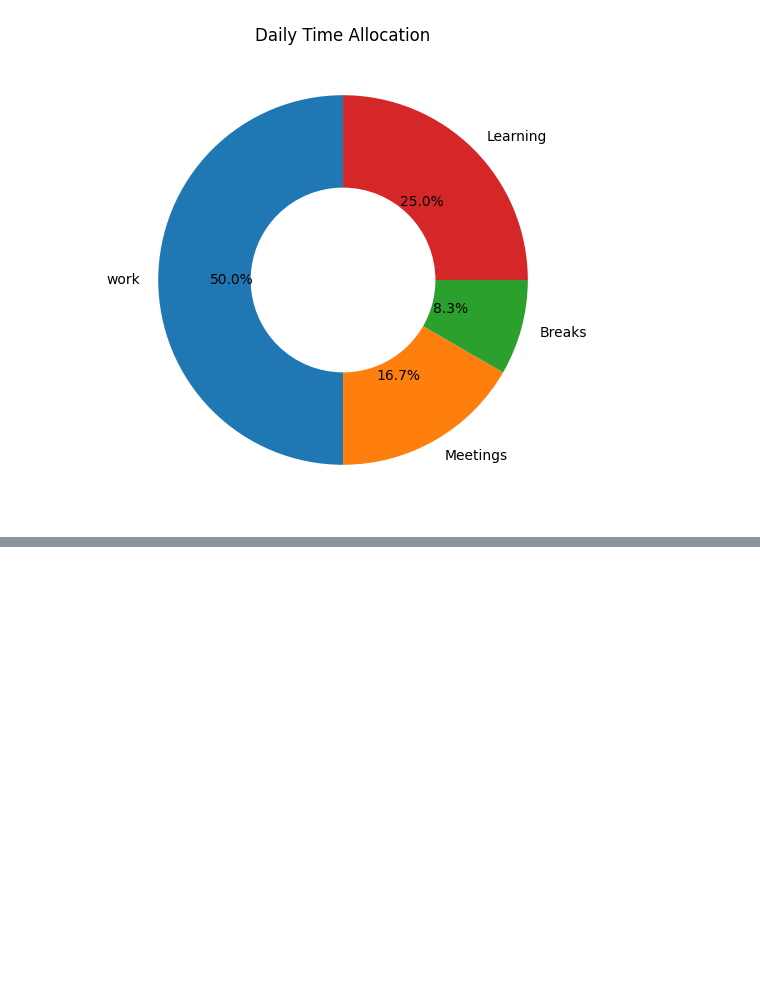
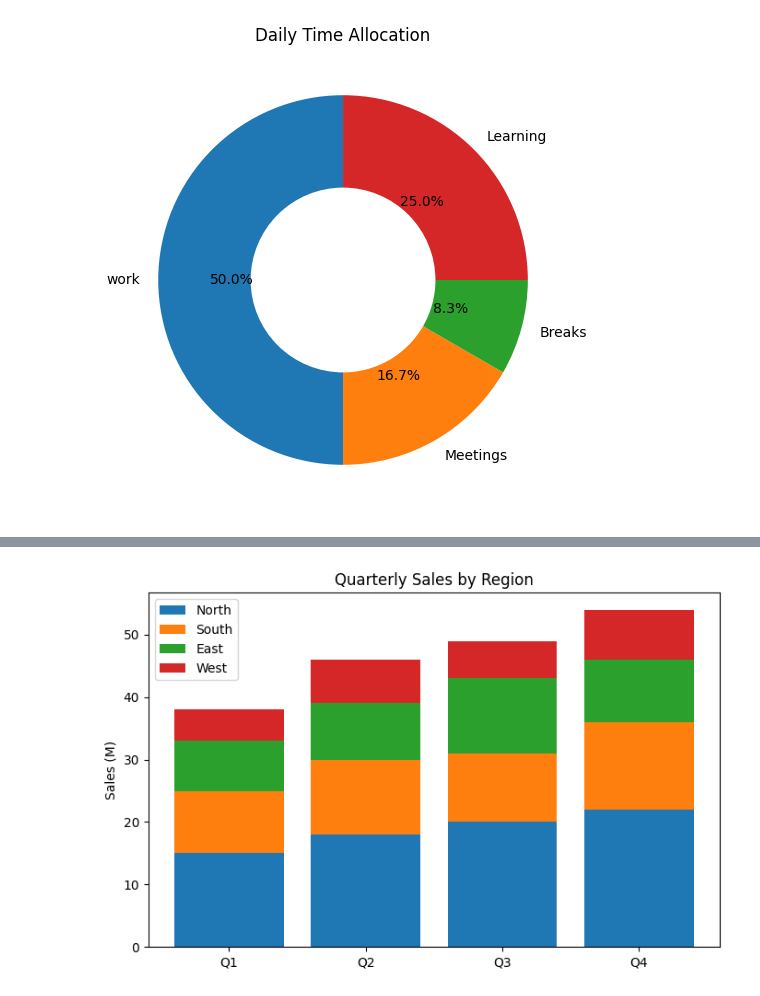
Before and after one commit to HABUDANHAYABK/ArewaDS-Machine-Learning, a Jupyter notebook: Data-Visualizations/Visualization-proportion/notebook.ipynb, the cells around one changed output, grey strips where cells are left out. Drawn from its saved outputs; the diff is of its cells as text; code cells hidden in the pictures; blank space fills up the shorter version.

Commit message:
added percentage bar chart

```diff
--- a/Data-Visualizations/Visualization-proportion/notebook.ipynb
+++ b/Data-Visualizations/Visualization-proportion/notebook.ipynb
@@ -72,0 +80,23 @@ plt.show()
+# %%
+quaters = ["Q1", "Q2", "Q3", "Q4"]
+
+north = [15, 18, 20, 22]
+south = [10, 12, 11, 14]
+east = [8, 9, 12, 10]
+west = [5, 7, 6, 8]
+
+ind = np.arange(len(quaters))
+fig, ax = plt.subplots(figsize=(8, 5))
+ax.bar(ind, north, label='North')
+ax.bar(ind, south, bottom= north, label = 'South')
+ax.bar(ind, east, bottom= np.array(north) + south, label ='East')
+ax.bar(ind, west, bottom = np.array(north)+ south + east, label='West')
+
+plt.xticks(ind, quaters)
+ax.set_ylabel("Sales (M)")
+ax.set_title("Quarterly Sales by Region")
+plt.legend()
+
+plt.show()
+# %% [output]
+[figure, added]
```
Also changed, not shown: parts of 5 cells of this notebook.
